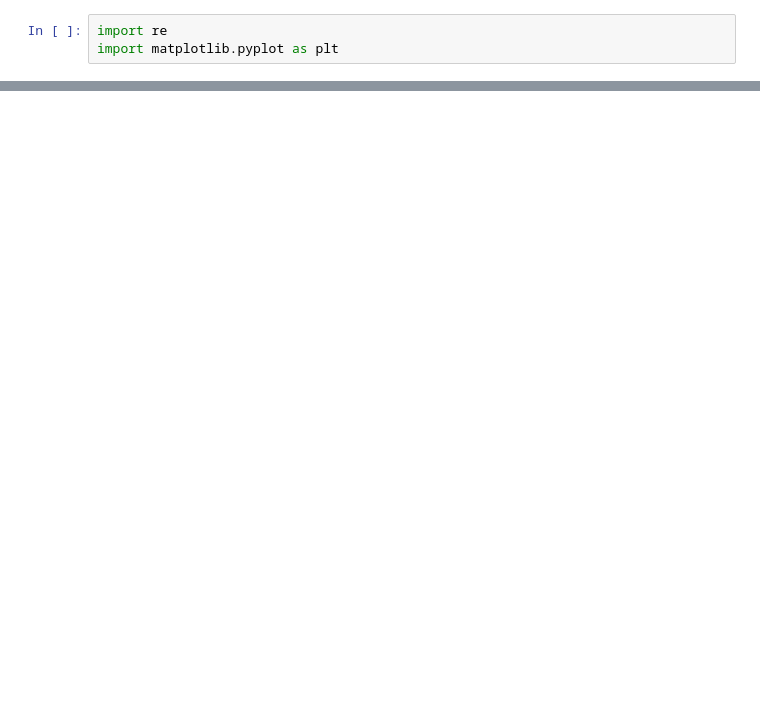
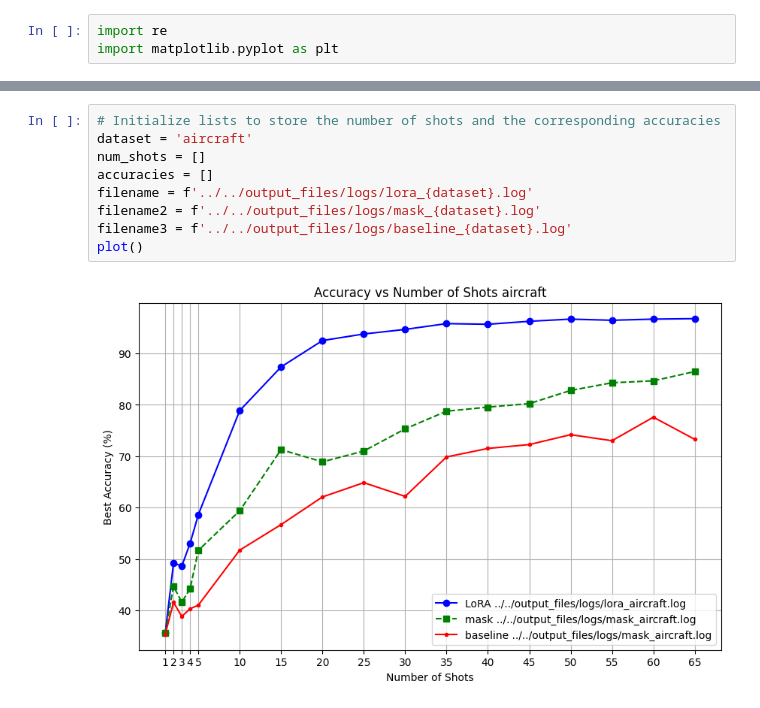
Before and after one commit to RafLaf/mask_train, a Jupyter notebook: notebooks/vary_n-shots_mask-vs-lora/vary_n_shots.ipynb, the cells around one changed output, grey strips where cells are left out. Saved outputs shown, nothing was run; the diff lists cells and outputs as text; blank space fills up the shorter version.

```diff
--- a/notebooks/vary_n-shots_mask-vs-lora/vary_n_shots.ipynb
+++ b/notebooks/vary_n-shots_mask-vs-lora/vary_n_shots.ipynb
@@ -82,0 +86,11 @@ plot()
+# %%
+# Initialize lists to store the number of shots and the corresponding accuracies
+dataset = 'aircraft'
+num_shots = []
+accuracies = []
+filename = f'../../output_files/logs/lora_{dataset}.log'
+filename2 = f'../../output_files/logs/mask_{dataset}.log'
+filename3 = f'../../output_files/logs/baseline_{dataset}.log'
+plot()
+# %% [output]
+[figure, added]
```
Also changed, not shown: parts of 7 cells of this notebook, 31 other files.
